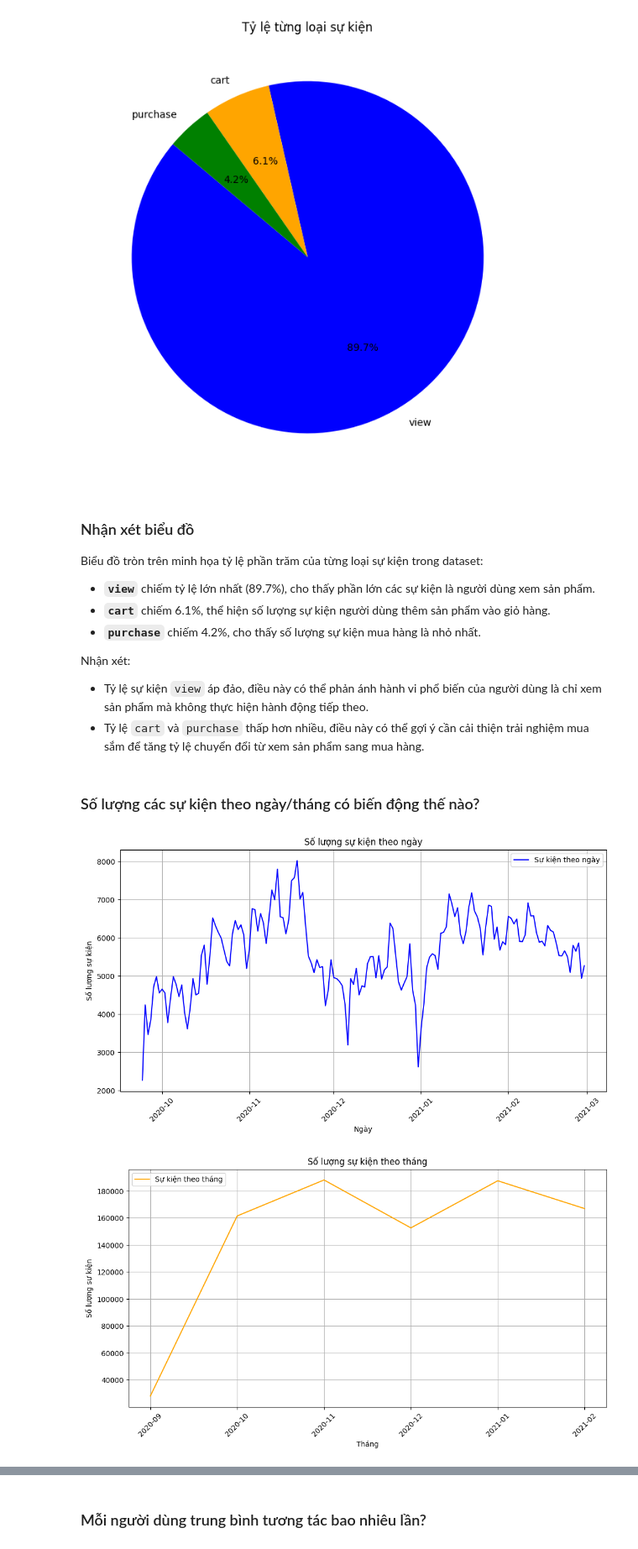
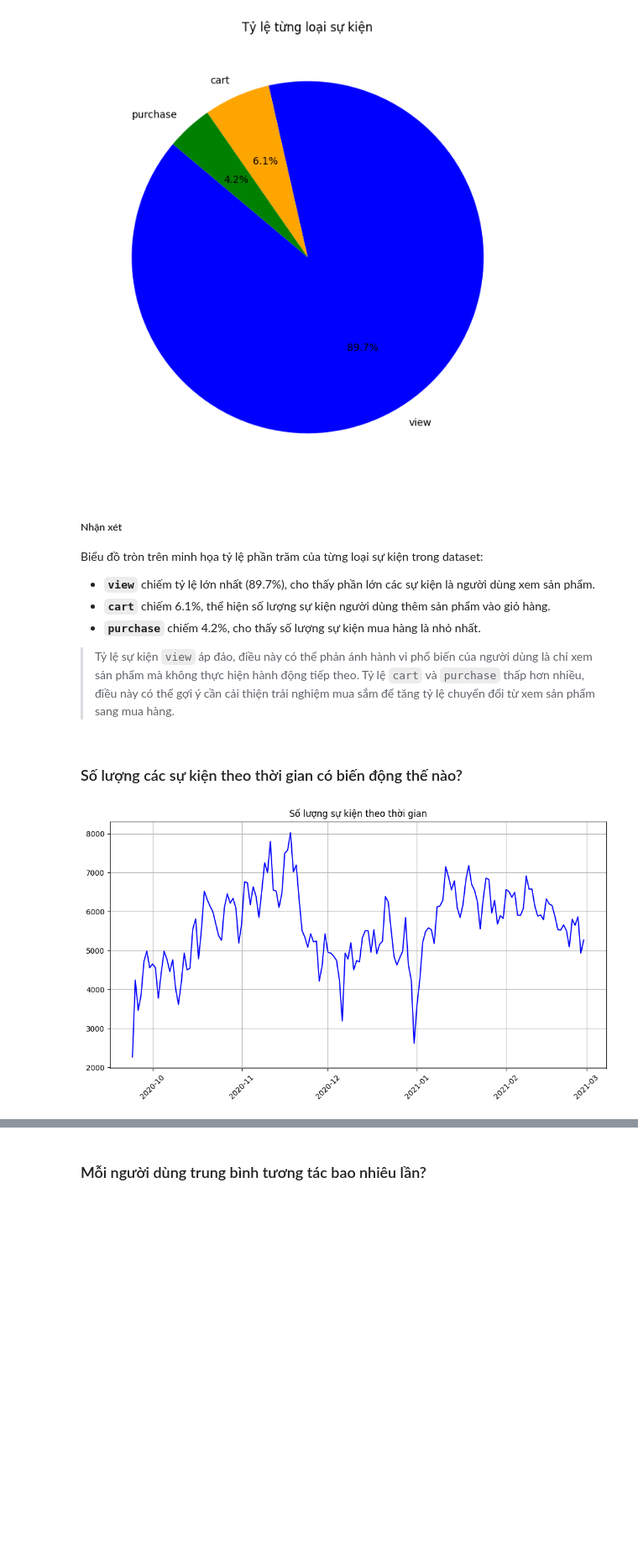
Before and after one commit to hanvocado/ecommerce-analysis, a Jupyter notebook: preprocess.ipynb, the cells around one changed output, grey strips where cells are left out. Shown: that part at 84% size. Cells and saved outputs as stored; diff of their text form; code cells hidden in the pictures; blank space fills up the shorter version.

```diff
--- a/preprocess.ipynb
+++ b/preprocess.ipynb
@@ -377,50 +374,26 @@ plt.show()
 # %% [output]
 [figure]
 # %% [markdown]
-### Nhận xét biểu đồ
+##### Nhận xét
 
 Biểu đồ tròn trên minh họa tỷ lệ phần trăm của từng loại sự kiện trong dataset:
 - **`view`** chiếm tỷ lệ lớn nhất (89.7%), cho thấy phần lớn các sự kiện là người dùng xem sản phẩm.
 - **`cart`** chiếm 6.1%, thể hiện số lượng sự kiện người dùng thêm sản phẩm vào giỏ hàng.
 - **`purchase`** chiếm 4.2%, cho thấy số lượng sự kiện mua hàng là nhỏ nhất.
 
-Nhận xét:
-- Tỷ lệ sự kiện `view` áp đảo, điều này có thể phản ánh hành vi phổ biến của người dùng là chỉ xem sản phẩm mà không thực hiện hành động tiếp theo.
-- Tỷ lệ `cart` và `purchase` thấp hơn nhiều, điều này có thể gợi ý cần cải thiện trải nghiệm mua sắm để tăng tỷ lệ chuyển đổi từ xem sản phẩm sang mua hàng.
+> Tỷ lệ sự kiện `view` áp đảo, điều này có thể phản ánh hành vi phổ biến của người dùng là chỉ xem sản phẩm mà không thực hiện hành động tiếp theo. Tỷ lệ `cart` và `purchase` thấp hơn nhiều, điều này có thể gợi ý cần cải thiện trải nghiệm mua sắm để tăng tỷ lệ chuyển đổi từ xem sản phẩm sang mua hàng.
 # %% [markdown]
-### Số lượng các sự kiện theo ngày/tháng có biến động thế nào?
+### Số lượng các sự kiện theo thời gian có biến động thế nào?
 # %%
-# Tạo cột ngày và tháng từ cột 'event_time'
-data['event_date'] = data['event_time'].dt.date  # Lấy ngày
-data['event_month'] = data['event_time'].dt.to_period('M')  # Lấy tháng
-
-# Đếm số lượng sự kiện theo ngày
+data['event_date'] = data['event_time'].dt.date
 events_per_day = data.groupby('event_date').size()
-
-# Đếm số lượng sự kiện theo tháng
-events_per_month = data.groupby('event_month').size()
 
 # Vẽ biểu đồ đường cho số lượng sự kiện theo ngày
 plt.figure(figsize=(12, 6))
-plt.plot(events_per_day.index, events_per_day.values, label='Sự kiện theo ngày', color='blue')
-plt.title('Số lượng sự kiện theo ngày')
-plt.xlabel('Ngày')
-plt.ylabel('Số lượng sự kiện')
+plt.plot(events_per_day.index, events_per_day.values, label='Sự kiện theo thời gian', color='blue')
+plt.title('Số lượng sự kiện theo thời gian')
 plt.xticks(rotation=45)
-plt.legend()
 plt.grid(True)
 plt.show()
-
-# Vẽ biểu đồ đường cho số lượng sự kiện theo tháng
-plt.figure(figsize=(12, 6))
-plt.plot(events_per_month.index.astype(str), events_per_month.values, label='Sự kiện theo tháng', color='orange')
-plt.title('Số lượng sự kiện theo tháng')
-plt.xlabel('Tháng')
-plt.ylabel('Số lượng sự kiện')
-plt.xticks(rotation=45)
-plt.legend()
-plt.grid(True)
-plt.show()
 # %% [output]
-[figure, old version]
+[figure, new version]
-[figure, removed]
```
Also changed, not shown: parts of 16 cells of this notebook.
